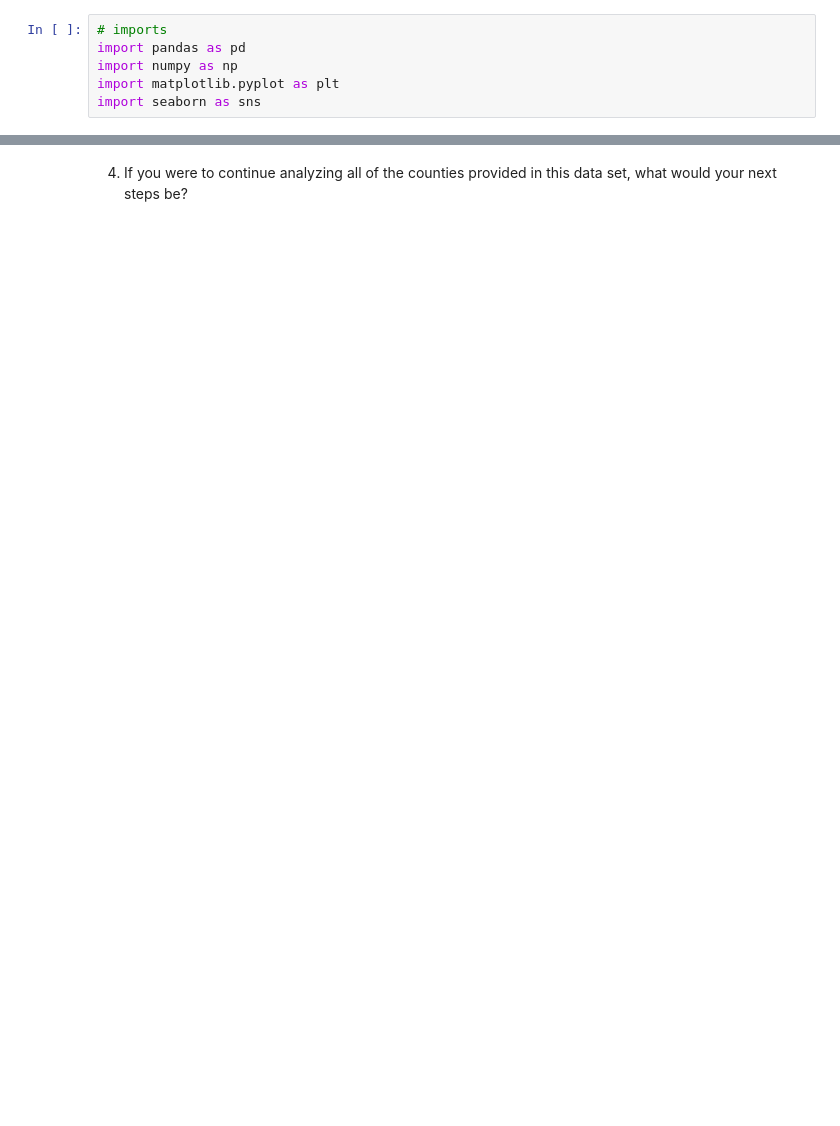
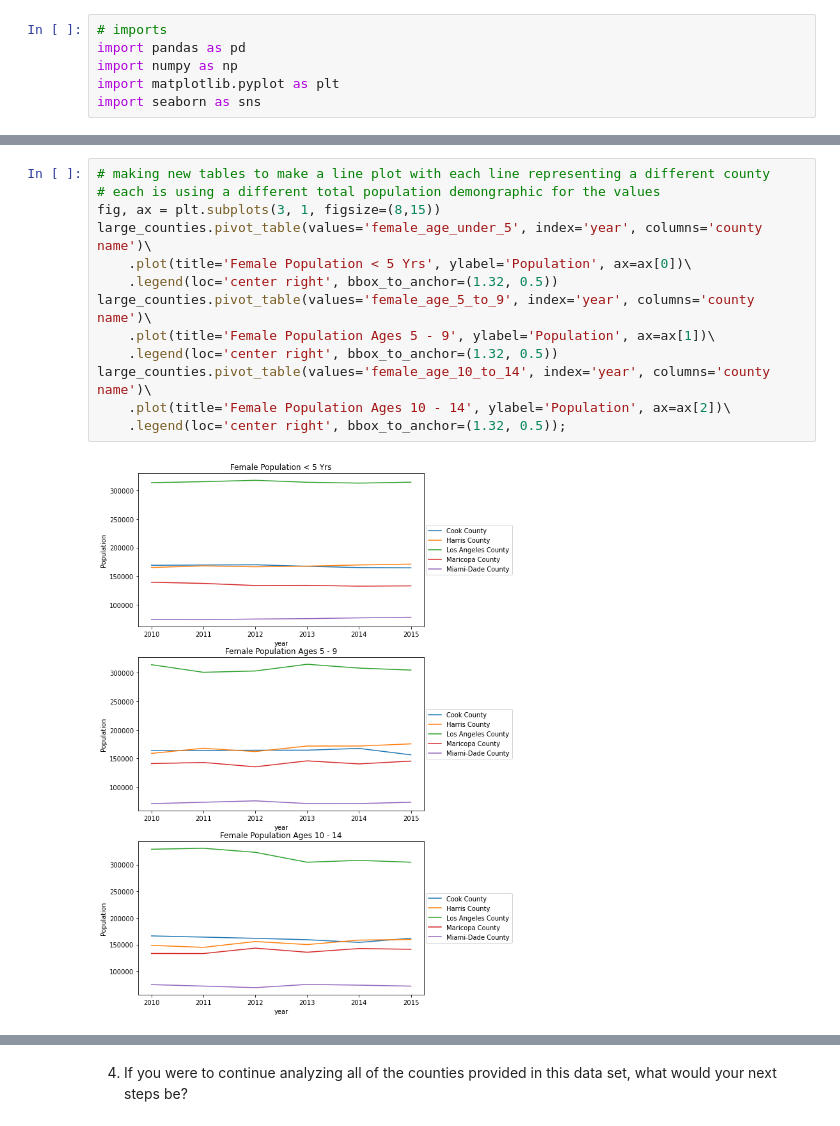
Before and after one commit to jpetersen626/Nielsen_Interview_Analytics, a Jupyter notebook: Nielsen_Analytics_Case_Study_JP.ipynb, the cells around one changed output, grey strips where cells are left out. Cells and saved outputs as stored; diff of their text form; blank space fills up the shorter version.

```diff
--- a/Nielsen_Analytics_Case_Study_JP.ipynb
+++ b/Nielsen_Analytics_Case_Study_JP.ipynb
@@ -21,0 +346,15 @@ import seaborn as sns
+# %%
+# making new tables to make a line plot with each line representing a different county
+# each is using a different total population demongraphic for the values
+fig, ax = plt.subplots(3, 1, figsize=(8,15))
+large_counties.pivot_table(values='female_age_under_5', index='year', columns='county name')\
+    .plot(title='Female Population < 5 Yrs', ylabel='Population', ax=ax[0])\
+    .legend(loc='center right', bbox_to_anchor=(1.32, 0.5))
+large_counties.pivot_table(values='female_age_5_to_9', index='year', columns='county name')\
+    .plot(title='Female Population Ages 5 - 9', ylabel='Population', ax=ax[1])\
+    .legend(loc='center right', bbox_to_anchor=(1.32, 0.5))
+large_counties.pivot_table(values='female_age_10_to_14', index='year', columns='county name')\
+    .plot(title='Female Population Ages 10 - 14', ylabel='Population', ax=ax[2])\
+    .legend(loc='center right', bbox_to_anchor=(1.32, 0.5));
+# %% [output]
+[figure, added]
```
Also changed, not shown: parts of 64 cells of this notebook.
